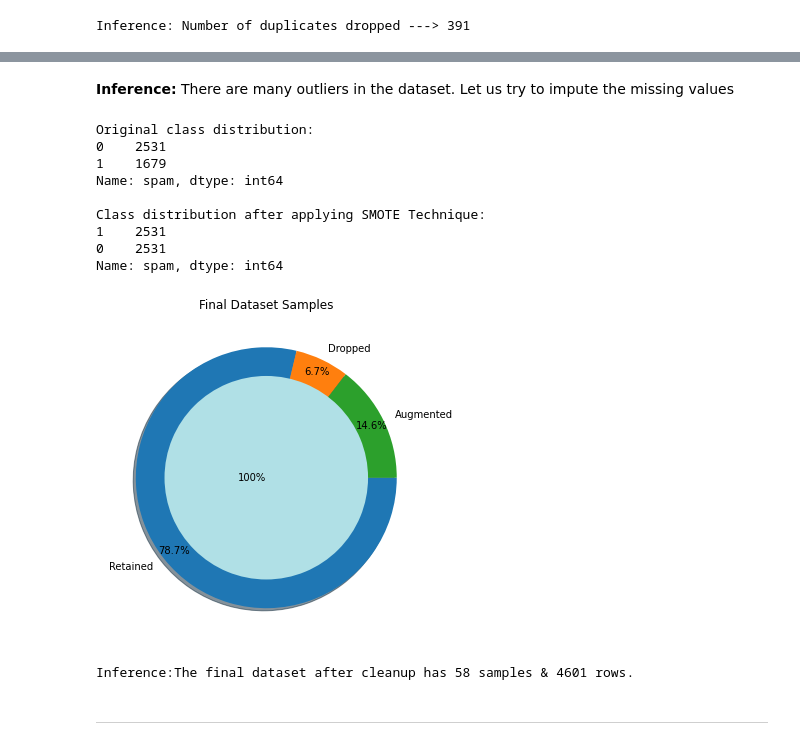
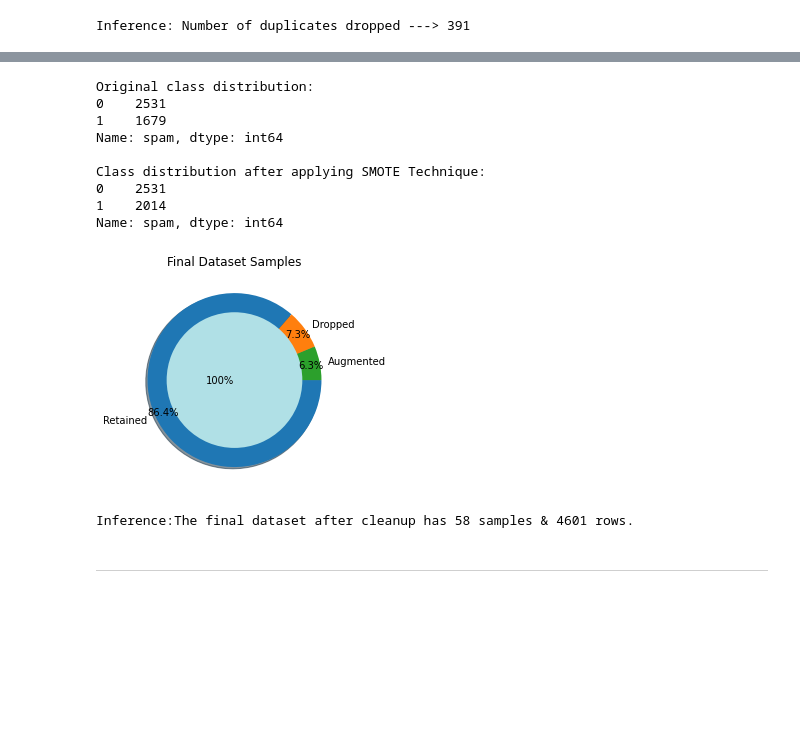
Before and after one commit to josteda99/proyecto-connect4, a Jupyter notebook: email-spam-detection-comparing-best-ml-models.ipynb, the cells around one changed output, grey strips where cells are left out. Saved outputs shown, nothing was run; the diff lists cells and outputs as text; code cells hidden in the pictures; blank space fills up the shorter version.

```diff
--- a/email-spam-detection-comparing-best-ml-models.ipynb
+++ b/email-spam-detection-comparing-best-ml-models.ipynb
@@ -226,18 +167,17 @@ plt.show()
 # %% [markdown]
 # <center> 3. Data Preprocessing
 # %%
-#Removal of any Duplicate rows (if any)
-
+# Removal of any Duplicate rows (if any)
 counter = 0
 r,c = original_df.shape
 
-df1 = df.copy()
-df1.drop_duplicates(inplace=True)
-df1.reset_index(drop=True,inplace=True)
+exploratory_data = raw_data.copy()
+exploratory_data.drop_duplicates(inplace=True)
+exploratory_data.reset_index(drop=True, inplace=True)
 
-if df1.shape==(r,c):
+if exploratory_data.shape == (r,c):
     print('\n\033[1mInference:\033[0m The dataset doesn\'t have any duplicates')
 else:
-    print(f'\n\033[1mInference:\033[0m Number of duplicates dropped ---> {r-df1.shape[0]}')
+    print(f'\n\033[1mInference:\033[0m Number of duplicates dropped ---> {r-exploratory_data.shape[0]}')
 # %% [output]
 Inference: Number of duplicates dropped ---> 391
@@ -268,25 +184,20 @@ spam                                        0         0.0
-# %% [markdown]
-**Inference:** There are many outliers in the dataset. Let us try to impute the missing values
 # %%
-#Fixing the imbalance using SMOTE Technique
+# Fixing the imbalance using SMOTE Technique
 
-df5 = df1.copy()
+data_smote = exploratory_data.copy()
 
 print('Original class distribution:')
-print(df5[target].value_counts())
-
-xf = df5.columns
-X = df5.drop([target],axis=1)
-Y = df5[target]
+print(data_smote[target].value_counts())
 
 smote = SMOTE()
-X, Y = smote.fit_resample(X, Y)
+smote.fit(data_smote, target)
 
-df5 = pd.DataFrame(X, columns=xf)
-df5[target] = Y
+data_resample = smote.resample(20)
+data_smote = pd.concat([data_smote, data_resample], ignore_index=True)
 
-print('\nClass distribution after applying SMOTE Technique:',)
-print(Y.value_counts())
+data_smote[target] = data_smote[target].astype(np.int64)
+print('\nClass distribution after applying SMOTE Technique:')
+print(data_smote[target].value_counts())
 # %% [output]
 Original class distribution:
 0    2531
@@ -294,21 +205,35 @@ Original class distribution:
 Name: spam, dtype: int64
 
 Class distribution after applying SMOTE Technique:
-1    2531
 0    2531
+1    2014
 Name: spam, dtype: int64
 # %%
-#Final Dataset size after performing Preprocessing
-
+# Final Dataset size after performing Preprocessing
+ratios = [raw_data.shape[0], original_df.shape[0] - exploratory_data.shape[0], data_smote.shape[0] - exploratory_data.shape[0]]
+labels = ['Retained','Dropped','Augmented']
 plt.title('Final Dataset Samples')
-plt.pie([df.shape[0], original_df.shape[0]-df1.shape[0], df5.shape[0]-df1.shape[0]], radius = 1, shadow=True,
-        labels=['Retained','Dropped','Augmented'], counterclock=False, autopct='%1.1f%%', pctdistance=0.9, explode=[0,0,0])
-plt.pie([df.shape[0]], labels=['100%'], labeldistance=-0, radius=0.78, shadow=True, colors=['powderblue'])
+plt.pie(
+    ratios,
+    radius = 1,
+    shadow=True,
+    labels=labels,
+    counterclock=False,
+    autopct='%1.1f%%',
+    pctdistance=0.9,
+    explode=[0,0,0])
+plt.pie(
+    [raw_data.shape[0]],
+    labels=['100%'],
+    labeldistance=-0,
+    radius=0.78,
+    shadow=True,
+    colors=['powderblue'])
 plt.show()
 
-print('\n\033[1mInference:\033[0mThe final dataset after cleanup has {} samples & {} rows.'.format(df.shape[1], df.shape[0]))
+print('\n\033[1mInference:\033[0mThe final dataset after cleanup has {} samples & {} rows.'.format(raw_data.shape[1], raw_data.shape[0]))
 # %% [output]
-[figure, old version]
+[figure, new version]
 Inference:The final dataset after cleanup has 58 samples & 4601 rows.
 # %% [markdown]
 ---
```
Also changed, not shown: parts of 57 cells of this notebook, 2 other files.
